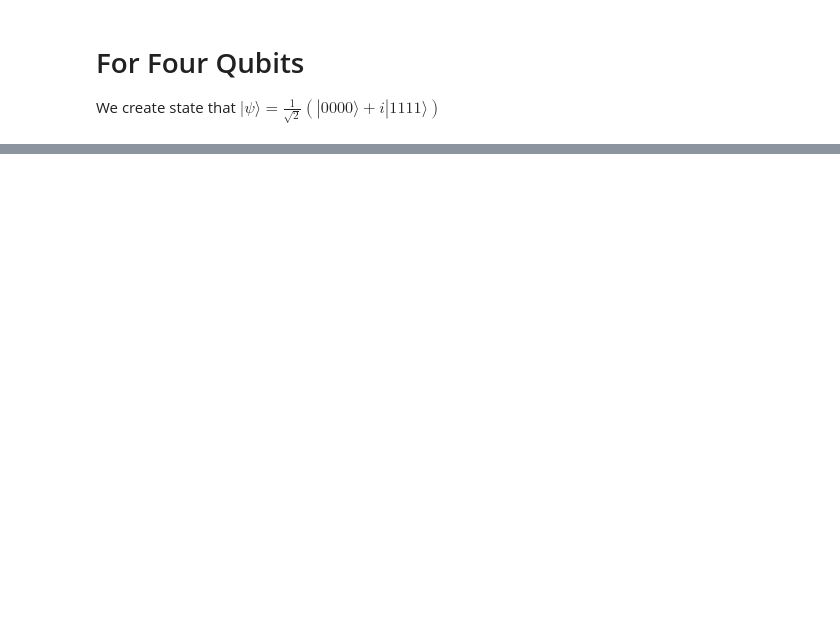
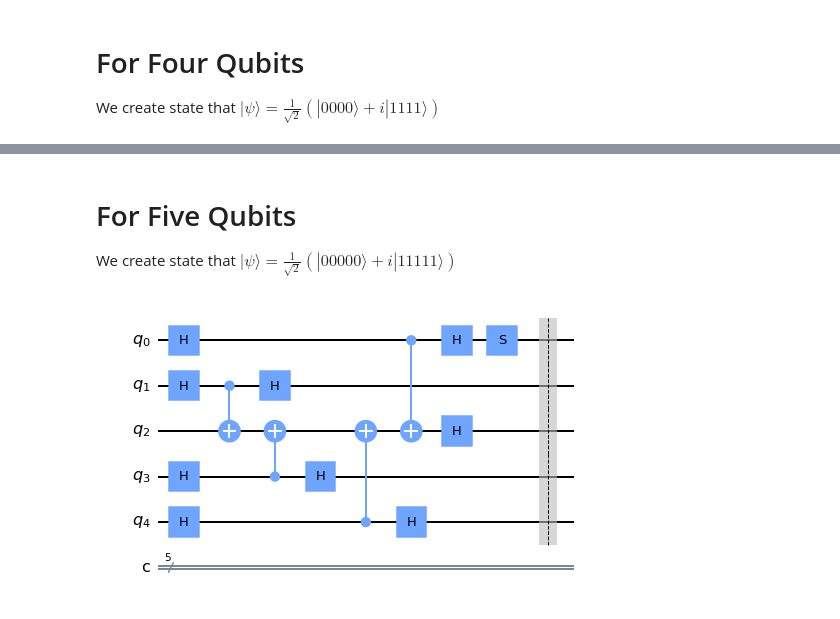
Before and after one commit to yagizgokce/MerminAndArdehaliTest, a Jupyter notebook: mermin.ipynb, the cells around one changed output, grey strips where cells are left out. Saved outputs shown, nothing was run; the diff lists cells and outputs as text; code cells hidden in the pictures; blank space fills up the shorter version.

Commit message:
3,4,5 qubits are added

```diff
--- a/mermin.ipynb
+++ b/mermin.ipynb
@@ -67,3 +67,30 @@ circuit2.draw(output='mpl')
+# %% [markdown]
+# For Five Qubits
+We create state that
+$|\psi\rangle = \frac{1}{\sqrt{2}} (|00000\rangle +i|11111\rangle)
+$
+# %%
+q3 = QuantumRegister(5, 'q')
+c3 = ClassicalRegister(5, 'c')
+circuit3 = QuantumCircuit(q3, c3)
+circuit3.h(q3[0])
+circuit3.h(q3[1])
+circuit3.h(q3[3])
+circuit3.h(q3[4])
+circuit3.cx(q3[1], q3[2])
+circuit3.h(q3[1])
+circuit3.cx(q3[3], q3[2])
+circuit3.h(q3[3])
+circuit3.cx(q3[4], q3[2])
+circuit3.cx(q3[0], q3[2])
+circuit3.h(q3[4])
+circuit3.h(q3[0])
+circuit3.h(q3[2])
+circuit3.s(q3[0])
+circuit3.barrier()
+circuit3.draw(output='mpl')
+# %% [output]
+[figure, added]
 # %%
 def measure_state(name,q,c,circuit):
     measurename = QuantumCircuit(q,c)
```
Also changed, not shown: parts of 18 cells of this notebook.
